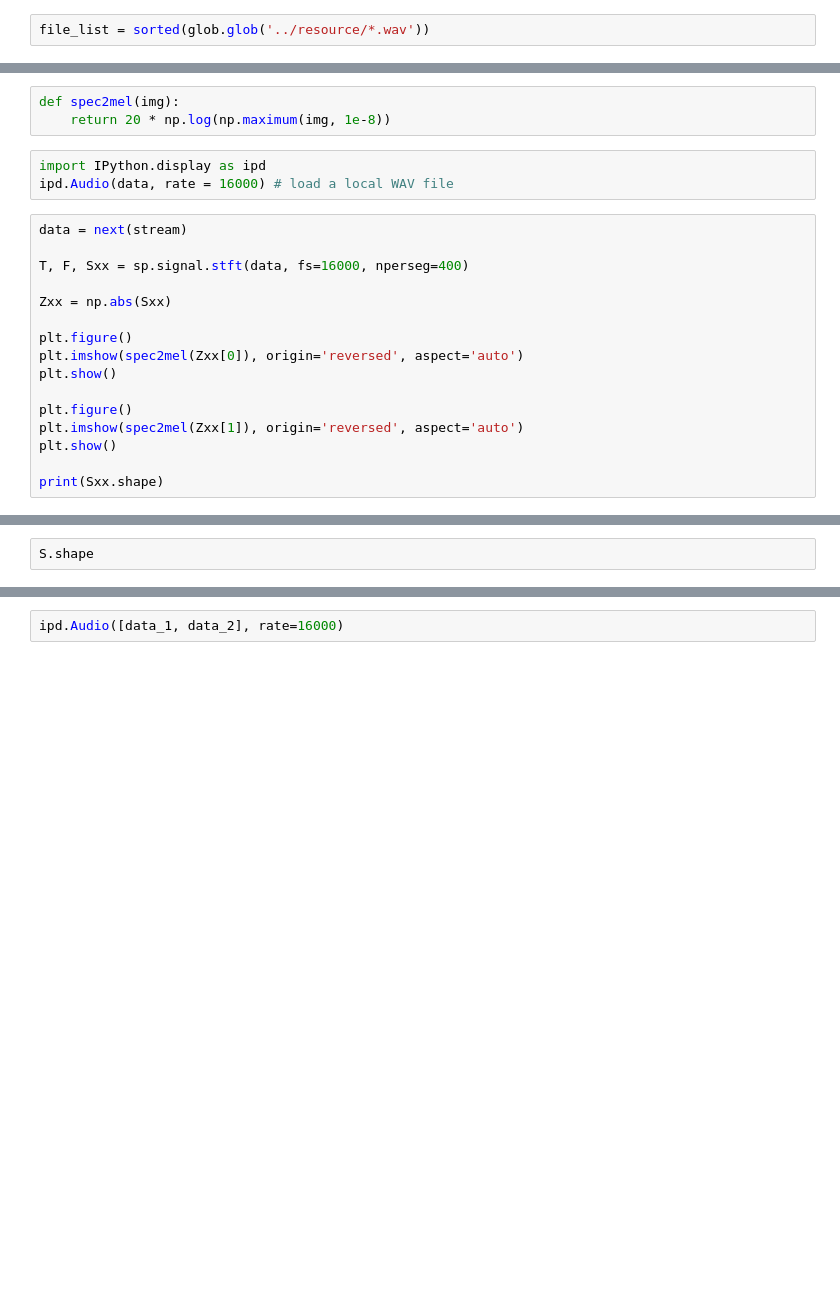
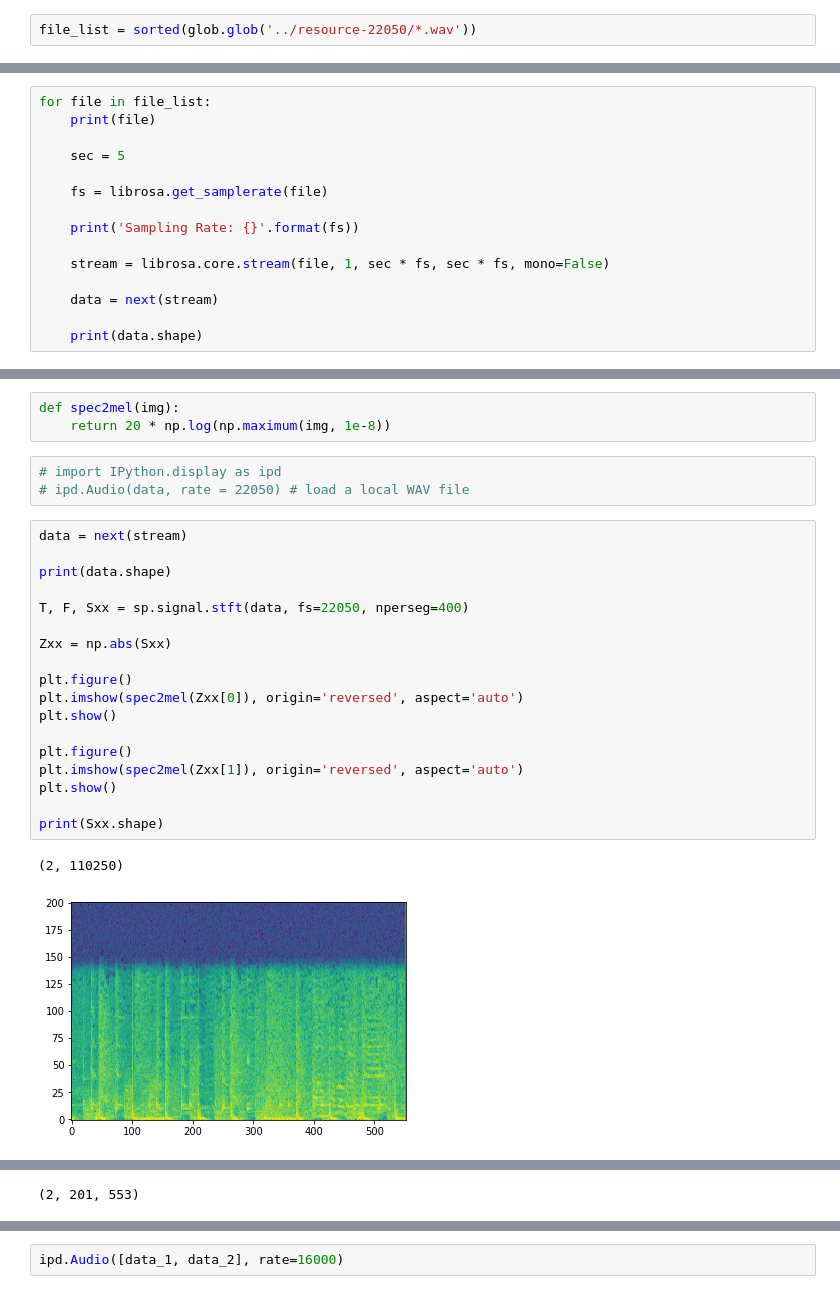
Before and after one commit to Joovvhan/k-pop-style-transfer, a Jupyter notebook: src/griffin-lim-test.ipynb, the cells around one changed output, grey strips where cells are left out. Drawn from its saved outputs; the diff is of its cells as text; blank space fills up the shorter version.

```diff
--- a/src/griffin-lim-test.ipynb
+++ b/src/griffin-lim-test.ipynb
@@ -12,4 +52,4 @@ import matplotlib.pyplot as plt
 # %%
-file_list = sorted(glob.glob('../resource/*.wav'))
+file_list = sorted(glob.glob('../resource-22050/*.wav'))
 # %%
 file = random.choice(file_list)
@@ -15,0 +59,15 @@ file = random.choice(file_list)
+# %%
+for file in file_list:
+    print(file)
+
+    sec = 5
+
+    fs = librosa.get_samplerate(file)
+
+    print('Sampling Rate: {}'.format(fs))
+
+    stream = librosa.core.stream(file, 1, sec * fs, sec * fs, mono=False)
+
+    data = next(stream)
+
+    print(data.shape)
@@ -27,21 +105,26 @@ stream = librosa.core.stream(file, 1, sec * fs, sec * fs, mono=False)
 def spec2mel(img):
     return 20 * np.log(np.maximum(img, 1e-8))
 # %%
-import IPython.display as ipd
-ipd.Audio(data, rate = 16000) # load a local WAV file
+# import IPython.display as ipd
+# ipd.Audio(data, rate = 22050) # load a local WAV file
 # %%
 data = next(stream)
 
-T, F, Sxx = sp.signal.stft(data, fs=16000, nperseg=400)
+print(data.shape)
+
+T, F, Sxx = sp.signal.stft(data, fs=22050, nperseg=400)
 
 Zxx = np.abs(Sxx)
 
 plt.figure()
 plt.imshow(spec2mel(Zxx[0]), origin='reversed', aspect='auto')
 plt.show()
 
 plt.figure()
 plt.imshow(spec2mel(Zxx[1]), origin='reversed', aspect='auto')
 plt.show()
 
 print(Sxx.shape)
+# %% [output]
+(2, 110250)
+[figure, added]
@@ -48,4 +132,3 @@ print(Sxx.shape)
+(2, 201, 553)
-# %%
-S.shape
 # %%
 ipd.Audio([y1, y2], rate=16000)
```
Also changed, not shown: parts of 9 cells of this notebook, 7 other files.
